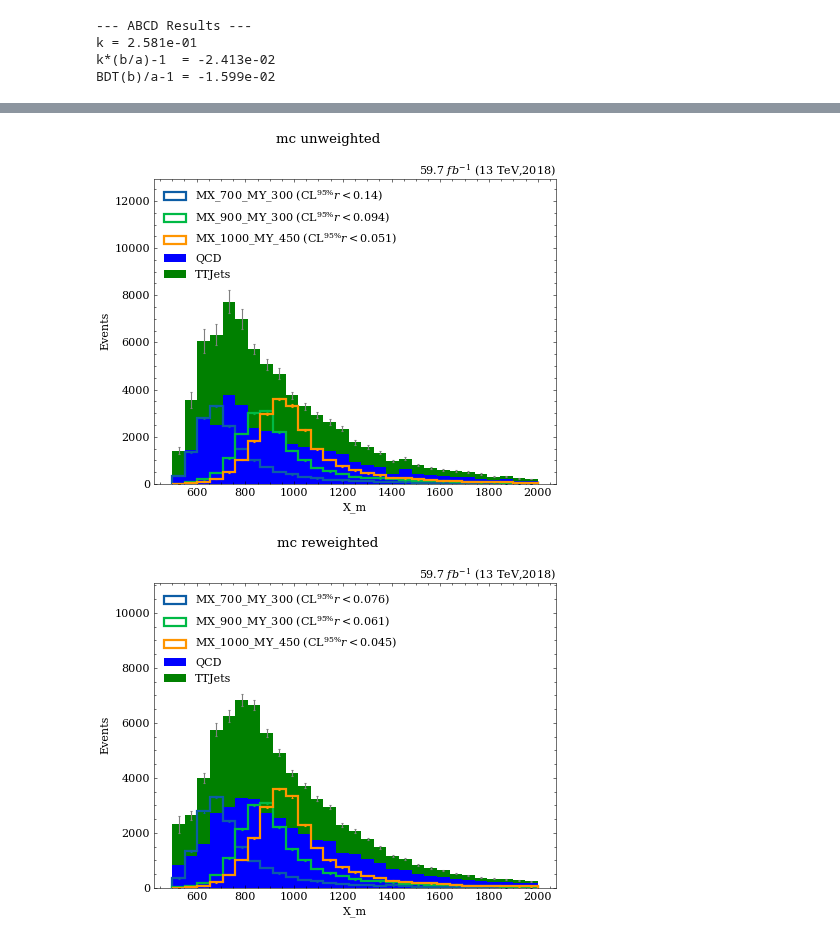
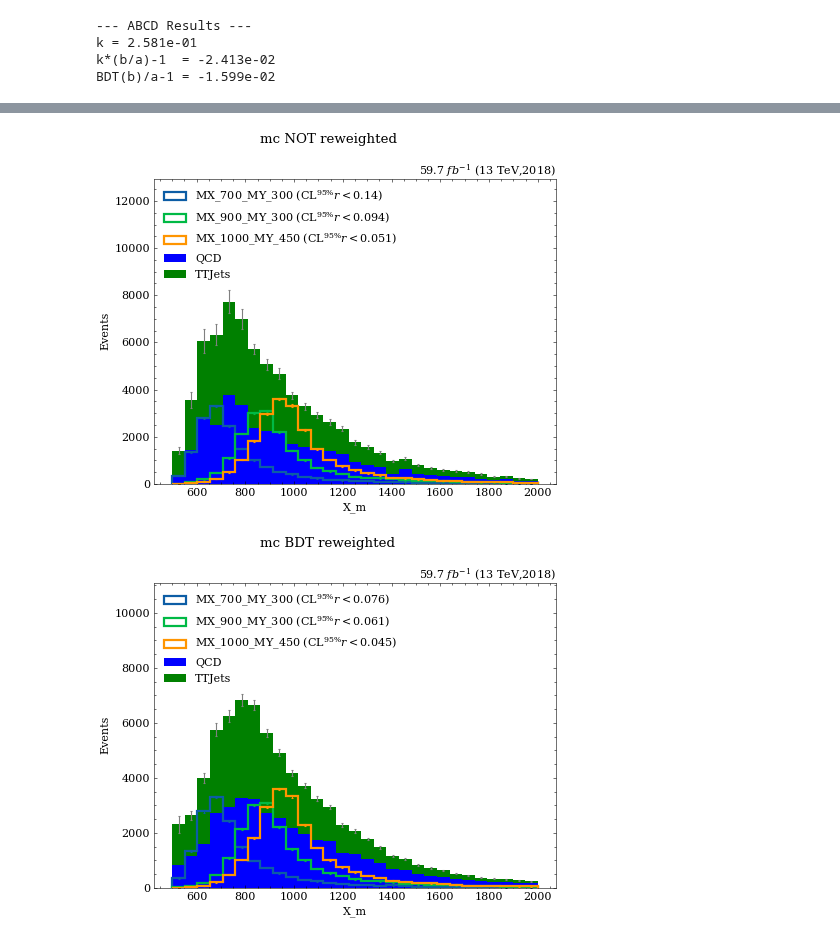
Before and after one commit to ekoenig4/analysis, a Jupyter notebook: jupyter/eightb/mc-background/relative_p4.ipynb, the cells around one changed output, grey strips where cells are left out. Saved outputs shown, nothing was run; the diff lists cells and outputs as text; code cells hidden in the pictures.

```diff
--- a/jupyter/eightb/mc-background/relative_p4.ipynb
+++ b/jupyter/eightb/mc-background/relative_p4.ipynb
@@ -169,25 +166,25 @@ signal
 # %%
 study.quick(
   bkg + signal,
   stacked=True,
   legend=True,
   masks=[a]*len(bkg)+[a]*len(signal),
   # scale=[1]*len(bkg),
   varlist=['X_m',],
-  title='mc unweighted',
+  title='mc NOT reweighted',
   limits=True,
 )
 
 study.quick(
   bkg + signal,
   stacked=True,
   legend=True,
   masks=[b]*len(bkg)+[a]*len(signal),
   scale=[abcd.reweight_tree]*len(bkg)+[1]*len(signal),
   varlist=['X_m',],
-  title='mc reweighted',
+  title='mc BDT reweighted',
   limits=True,
 )
 # %% [output]
-[figure, old version]
+[figure, new version]
-[figure, old version]
+[figure, new version]
```
Also changed, not shown: parts of 4 cells of this notebook, 8 other files.
